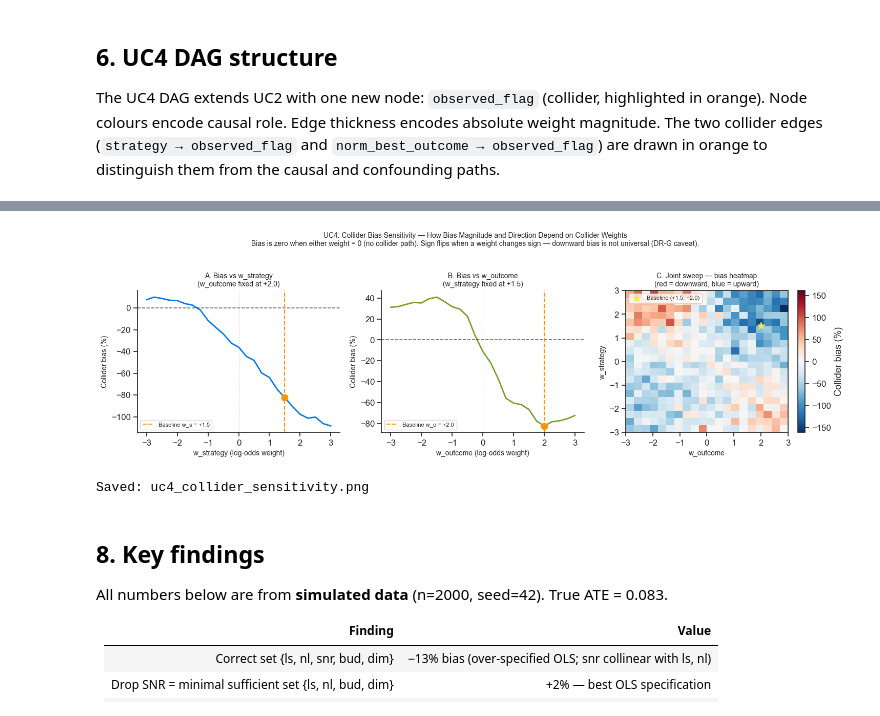
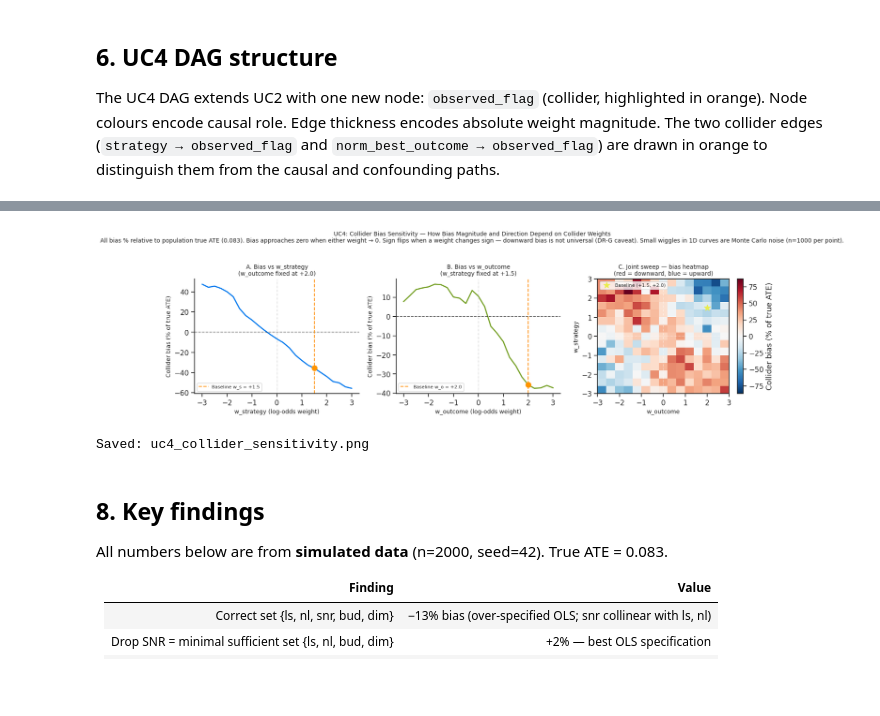
Before and after one commit to nmnum/sdl-causal, a Jupyter notebook: notebooks/uc4_confounder_sensitivity.ipynb, the cells around one changed output, grey strips where cells are left out. Cells and saved outputs as stored; diff of their text form; code cells hidden in the pictures; blank space fills up the shorter version.

Commit message:
Fix UC1 and UC4
Fix UC1 sensitivity curve non-monotonicity
Fix UC4 collider sensitivity sweep

```diff
--- a/notebooks/uc4_confounder_sensitivity.ipynb
+++ b/notebooks/uc4_confounder_sensitivity.ipynb
@@ -634,10 +641,10 @@ ax.axvline(0,  color="#B0B0B0", linewidth=0.8, linestyle=":")
 ax.axvline(UC4_COLLIDER_W_STRATEGY, color="#FF9400", linewidth=1.5,
            linestyle="--", label=f"Baseline w_s = {UC4_COLLIDER_W_STRATEGY:+.1f}")
 ax.scatter([UC4_COLLIDER_W_STRATEGY],
-           [collider_bias_at(UC4_COLLIDER_W_STRATEGY, UC4_COLLIDER_W_OUTCOME)[2]],
+           [collider_bias_at(UC4_COLLIDER_W_STRATEGY, UC4_COLLIDER_W_OUTCOME)[1]],
            color="#FF9400", s=80, zorder=5)
 ax.set_xlabel("w_strategy (log-odds weight)", fontsize=10)
-ax.set_ylabel("Collider bias (%)", fontsize=10)
+ax.set_ylabel("Collider bias (% of true ATE)", fontsize=10)
 ax.set_title("A. Bias vs w_strategy\n(w_outcome fixed at +2.0)", fontsize=10)
 ax.legend(fontsize=8)
 sns.despine(ax=ax)
@@ -650,47 +657,48 @@ ax.axvline(0,  color="#B0B0B0", linewidth=0.8, linestyle=":")
 ax.axvline(UC4_COLLIDER_W_OUTCOME, color="#FF9400", linewidth=1.5,
            linestyle="--", label=f"Baseline w_o = {UC4_COLLIDER_W_OUTCOME:+.1f}")
 ax.scatter([UC4_COLLIDER_W_OUTCOME],
-           [collider_bias_at(UC4_COLLIDER_W_STRATEGY, UC4_COLLIDER_W_OUTCOME)[2]],
+           [collider_bias_at(UC4_COLLIDER_W_STRATEGY, UC4_COLLIDER_W_OUTCOME)[1]],
            color="#FF9400", s=80, zorder=5)
 ax.set_xlabel("w_outcome (log-odds weight)", fontsize=10)
-ax.set_ylabel("Collider bias (%)", fontsize=10)
+ax.set_ylabel("Collider bias (% of true ATE)", fontsize=10)
 ax.set_title("B. Bias vs w_outcome\n(w_strategy fixed at +1.5)", fontsize=10)
 ax.legend(fontsize=8)
 sns.despine(ax=ax)
 
 # ── Panel C: 2-D heatmap ──────────────────────────────────────────────────────
 ax = axes[2]
 vmax = max(abs(heat.min()), abs(heat.max()))
 im   = ax.imshow(
     heat, origin="lower", aspect="auto",
     extent=[wo_grid[0], wo_grid[-1], ws_grid[0], ws_grid[-1]],
     cmap="RdBu_r", vmin=-vmax, vmax=vmax,
 )
-plt.colorbar(im, ax=ax, label="Collider bias (%)")
+plt.colorbar(im, ax=ax, label="Collider bias (% of true ATE)")
 ax.axhline(0, color="white", linewidth=0.8, linestyle=":")
 ax.axvline(0, color="white", linewidth=0.8, linestyle=":")
-# Mark baseline
 ax.scatter([UC4_COLLIDER_W_OUTCOME], [UC4_COLLIDER_W_STRATEGY],
            color="#E9ED4C", s=120, zorder=5, marker="*",
            label=f"Baseline ({UC4_COLLIDER_W_STRATEGY:+.1f}, {UC4_COLLIDER_W_OUTCOME:+.1f})")
 ax.set_xlabel("w_outcome", fontsize=10)
 ax.set_ylabel("w_strategy", fontsize=10)
 ax.set_title("C. Joint sweep — bias heatmap\n(red = downward, blue = upward)", fontsize=10)
 ax.legend(fontsize=8, loc="upper left")
 
 fig.suptitle(
     "UC4: Collider Bias Sensitivity — How Bias Magnitude and Direction Depend on Collider Weights\n"
-    "Bias is zero when either weight = 0 (no collider path). "
-    "Sign flips when a weight changes sign — downward bias is not universal (DR-G caveat).",
+    "All bias % relative to population true ATE (0.083). "
+    "Bias approaches zero when either weight → 0. "
+    "Sign flips when a weight changes sign — downward bias is not universal (DR-G caveat). "
+    "Small wiggles in 1D curves are Monte Carlo noise (n=1000 per point).",
     fontsize=10, y=1.02
 )
 
 plt.tight_layout()
-plt.savefig("../results/uc4_collider_sensitivity.png", dpi=150, bbox_inches="tight")
+plt.savefig("/mnt/results/uc4_collider_sensitivity.png", dpi=150, bbox_inches="tight")
 plt.show()
 print("Saved: uc4_collider_sensitivity.png")
 # %% [output]
-[figure, old version]
+[figure, new version]
 Saved: uc4_collider_sensitivity.png
 # %% [markdown]
 ## 8. Key findings
```
Also changed, not shown: parts of 8 cells of this notebook, 2 other files.
